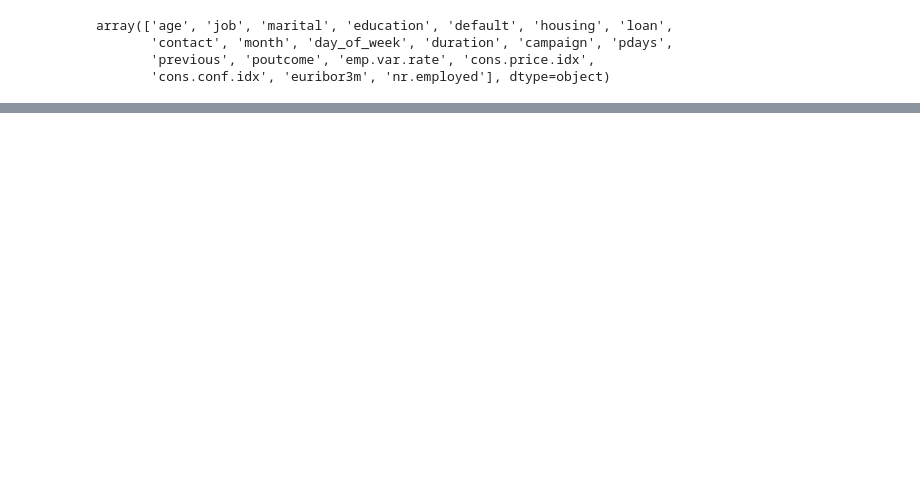
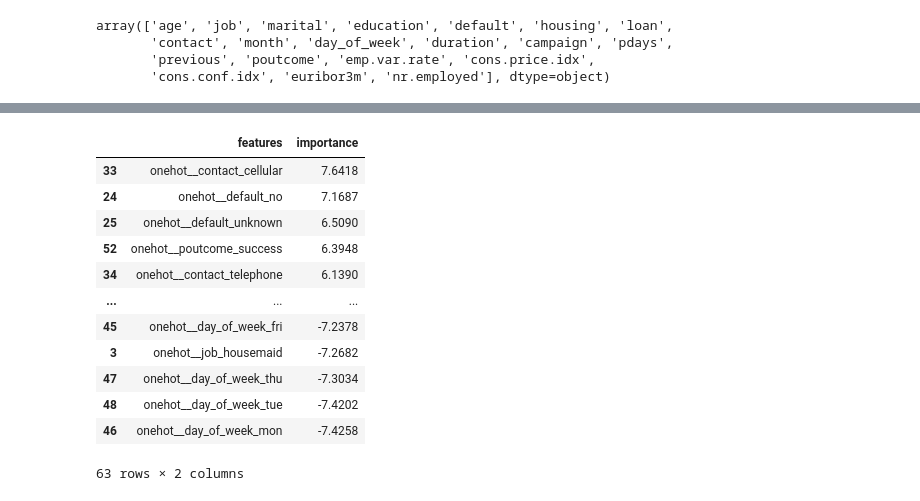
Before and after one commit to Daria-Lytvynenko/ML_course, a Jupyter notebook: Mid_term_Project.ipynb, the cells around one changed output, grey strips where cells are left out. Cells and saved outputs as stored; diff of their text form; code cells hidden in the pictures; blank space fills up the shorter version.

```diff
--- a/Mid_term_Project.ipynb
+++ b/Mid_term_Project.ipynb
@@ -306,0 +308,17 @@ features_importance
+# %%
+X_train_smenc=pd.DataFrame(preprocessor.fit_transform(X_train), columns=preprocessor.get_feature_names_out())
+X_test_smenc=pd.DataFrame(preprocessor.transform(X_test), columns=preprocessor.get_feature_names_out())
+# %%
+smenc=SMOTENC(random_state=42, categorical_features=features)
+X_train_smenc, y_train_smenc=smenc.fit_resample(X_train_smenc, y_train)
+# %%
+logreg=LogisticRegression(solver='liblinear',  penalty='l1')
+logreg.fit(X_train_smenc, y_train_smenc)
+pred=logreg.predict(X_train_smenc)
+pred_proba=logreg.predict_proba(X_train_smenc)[:,1]
+fpr, tpr, thresholds=roc_curve(y_train_smenc, pred_proba)
+roc_auc=auc(fpr, tpr)
+print(roc_auc)
+confusion_matrix(y_train_smenc, pred)
+f1_score(y_train_smenc, pred)
+print(classification_report(y_train_smenc, pred))
@@ -306,0 +354,19 @@ features_importance
+# %%
+logreg_list=pd.DataFrame(list(zip(preprocessor.get_feature_names_out().tolist(), [float(value) for value in np.round(logreg.coef_[0],4)])),
+                         columns=['features', 'importance']).sort_values(by='importance', ascending=False)
+# %%
+logreg_list
+# %% [output]
+|  | features | importance |
+| 33 | onehot__contact_cellular | 7.6418 |
+| 24 | onehot__default_no | 7.1687 |
+| 25 | onehot__default_unknown | 6.5090 |
+| 52 | onehot__poutcome_success | 6.3948 |
+| 34 | onehot__contact_telephone | 6.1390 |
+| ... | ... | ... |
+| 45 | onehot__day_of_week_fri | -7.2378 |
+| 3 | onehot__job_housemaid | -7.2682 |
+| 47 | onehot__day_of_week_thu | -7.3034 |
+| 48 | onehot__day_of_week_tue | -7.4202 |
+| 46 | onehot__day_of_week_mon | -7.4258 |
+63 rows × 2 columns
```
Also changed, not shown: parts of 14 cells of this notebook.
